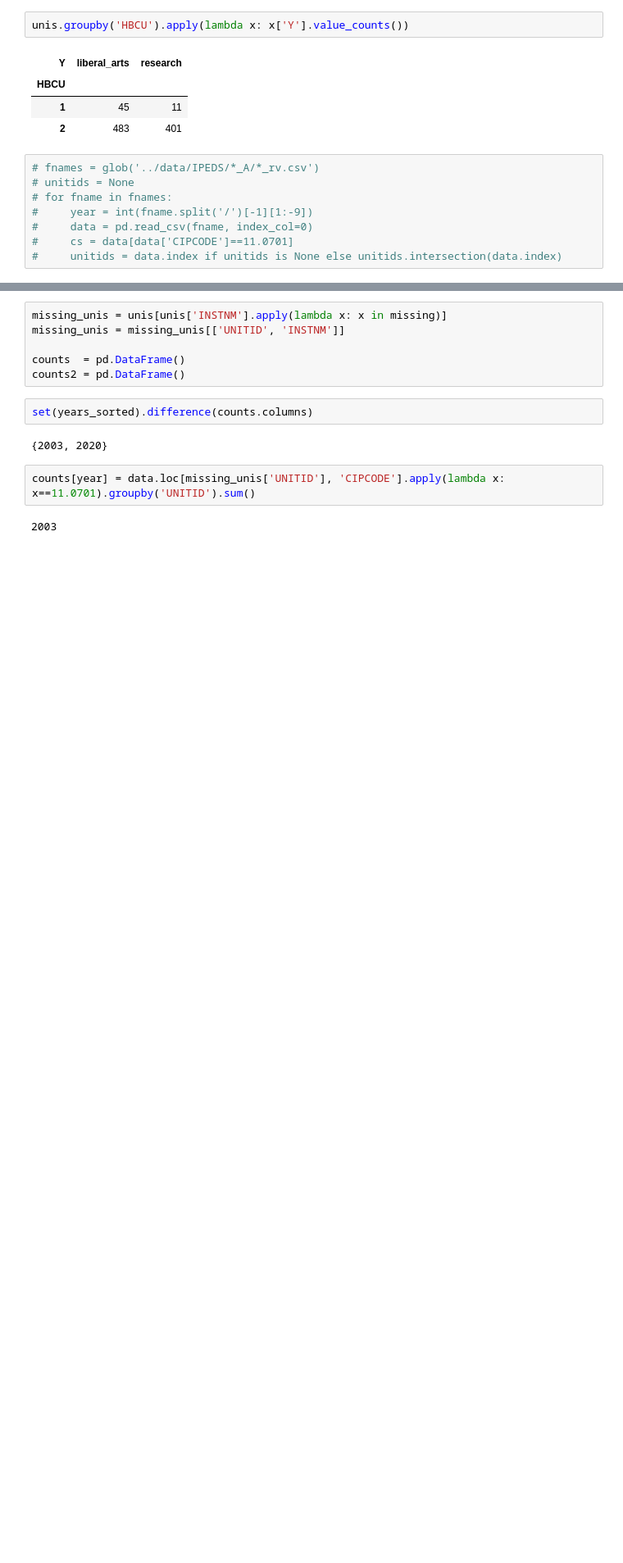
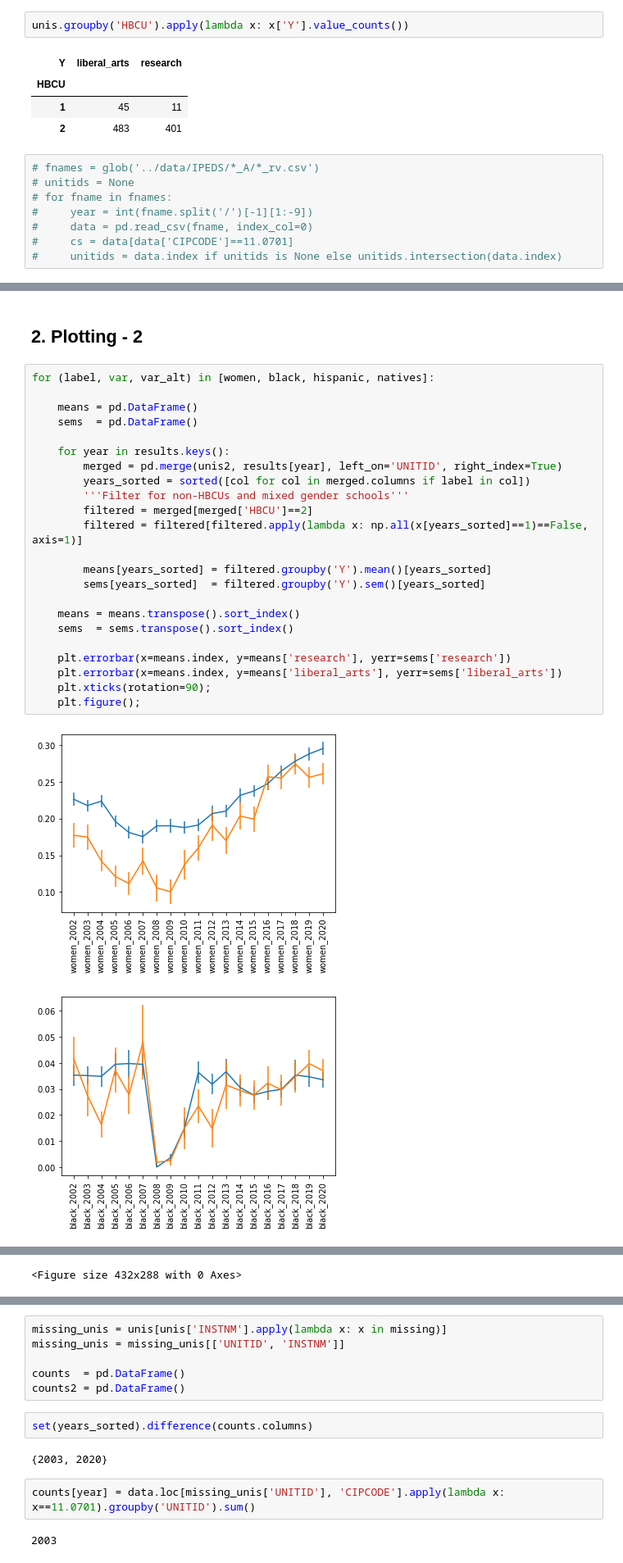
Before and after one commit to jmasontaylor/Education, a Jupyter notebook: src/Women in CS at Liberal Arts vs. Research Unis.ipynb, the cells around one changed output, grey strips where cells are left out. Shown at 82% size. Cells and saved outputs as stored; diff of their text form; blank space fills up the shorter version.

```diff
--- a/src/Women in CS at Liberal Arts vs. Research Unis.ipynb
+++ b/src/Women in CS at Liberal Arts vs. Research Unis.ipynb
@@ -109,0 +114,28 @@ for (label, var, var_alt) in [women, black, hispanic, natives]:
+# %% [markdown]
+## 2. Plotting - 2
+# %%
+for (label, var, var_alt) in [women, black, hispanic, natives]:
+
+    means = pd.DataFrame()
+    sems  = pd.DataFrame()
+
+    for year in results.keys():
+        merged = pd.merge(unis2, results[year], left_on='UNITID', right_index=True)
+        years_sorted = sorted([col for col in merged.columns if label in col])
+        '''Filter for non-HBCUs and mixed gender schools'''
+        filtered = merged[merged['HBCU']==2]
+        filtered = filtered[filtered.apply(lambda x: np.all(x[years_sorted]==1)==False, axis=1)]
+
+        means[years_sorted] = filtered.groupby('Y').mean()[years_sorted]
+        sems[years_sorted]  = filtered.groupby('Y').sem()[years_sorted]
+
+    means = means.transpose().sort_index()
+    sems  = sems.transpose().sort_index()
+
+    plt.errorbar(x=means.index, y=means['research'], yerr=sems['research'])
+    plt.errorbar(x=means.index, y=means['liberal_arts'], yerr=sems['liberal_arts'])
+    plt.xticks(rotation=90);
+    plt.figure();
+# %% [output]
+[figure, added]
+[figure, added]
@@ -110 +144,2 @@ for (label, var, var_alt) in [women, black, hispanic, natives]:
+<Figure size 432x288 with 0 Axes>
 # %% [markdown]
```
Also changed, not shown: parts of 12 cells of this notebook.
